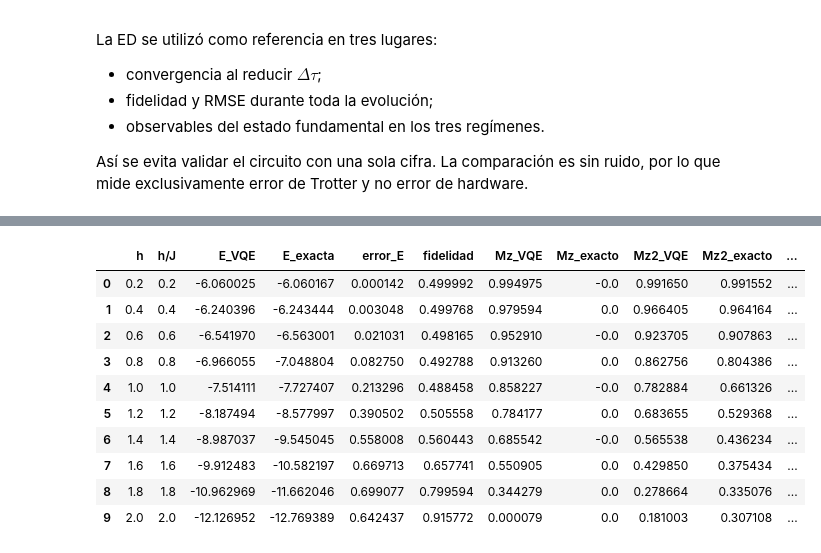
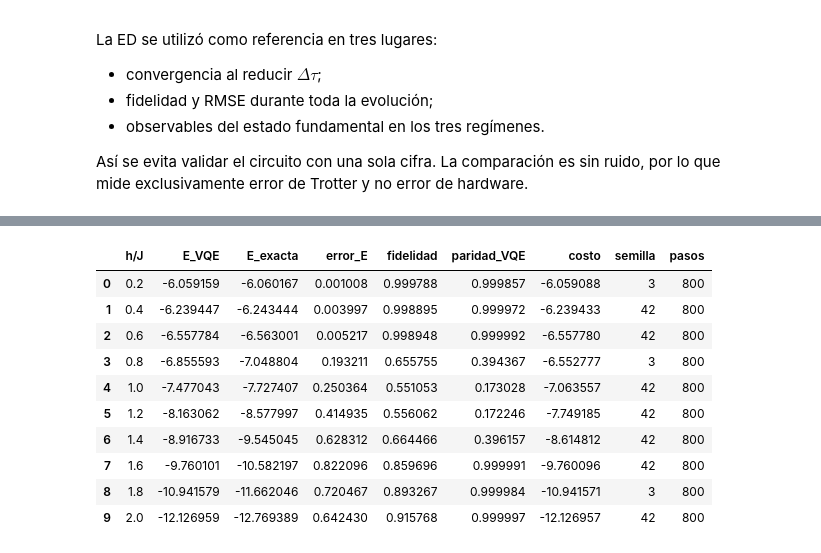
Before and after one commit to BenSanHer/Quetzal-Quantum, a Jupyter notebook: notebooks/01_tfim_trotter_ed_vqe.ipynb, the cells around one changed output, grey strips where cells are left out. Cells and saved outputs as stored; diff of their text form; code cells hidden in the pictures.

```diff
--- a/notebooks/01_tfim_trotter_ed_vqe.ipynb
+++ b/notebooks/01_tfim_trotter_ed_vqe.ipynb
@@ -59,11 +80,14 @@ campos_vqe = tuple(np.round(np.arange(0.2, 2.01, 0.2), 1))
 n_ed = 6
 n_vqe = 6
 semillas_vqe = (3, 42)
+paridad_objetivo_vqe = 1
+peso_paridad_vqe = abs(J)  # lambda = J = 1 en este barrido
 r_dinamica = 20
 tiempos = np.linspace(0.0, 10.0, 62)
 
 print(f"ED dinámica: N={n_ed}")
 print(f"VQE: N={n_vqe}, semillas={semillas_vqe}")
+print(f"Paridad objetivo: {paridad_objetivo_vqe:+d}, lambda={peso_paridad_vqe}")
 print(f"Campos de dinámica y ED: {campos}")
 print(f"Barrido VQE ({len(campos_vqe)} puntos): {campos_vqe}")
 print(f"Dinámica: {len(tiempos)} tiempos, r={r_dinamica}")
@@ -427,6 +460,8 @@ for h in valores_h:
         learning_rate=learning_rate,
         max_steps=max_steps,
         seeds=seeds,
+        paridad_objetivo=paridad_objetivo_vqe,
+        peso_paridad=peso_paridad_vqe,
     )
 
     estado_vqe = np.asarray(
@@ -465,6 +500,13 @@ for h in valores_h:
         "h/J": h / J,
         "E_VQE": energia_vqe,
         "E_exacta": energia_exacta,
+        "costo": resultado_vqe["costo_vqe"],
+        "paridad_VQE": resultado_vqe["paridad_vqe"],
+        "paridad_ED": float(np.vdot(estado_exacto, estado_exacto[::-1]).real),
+        "peso_sector_incorrecto": (1 - paridad_objetivo_vqe * resultado_vqe["paridad_vqe"]) / 2,
+        "penalizacion_paridad": resultado_vqe["penalizacion_paridad"],
+        "semilla": resultado_vqe["semilla"],
+        "pasos": resultado_vqe["pasos_realizados"],
         "error_E": abs(energia_vqe - energia_exacta),
         "fidelidad": fidelidad,
         "Mz_VQE": observables_vqe["Mz"],
@@ -477,6 +519,9 @@ for h in valores_h:
         "Mx_exacto": observables_exactos["Mx"],
     })
 
+    print(f"Seleccionado: E={energia_vqe:.9f}, F={fidelidad:.6f}, "
+          f"<P>={resultado_vqe['paridad_vqe']:.6f}")
+
     estados_vqe[h] = {
         "estado_vqe": estado_vqe,
         "estado_exacto": estado_exacto,
@@ -484,7 +529,24 @@ for h in valores_h:
     }
 
 tabla = pd.DataFrame(resultados)
-display(tabla.round(6))
+display(tabla[['h/J', 'E_VQE', 'E_exacta', 'error_E', 'fidelidad', 'paridad_VQE', 'costo', 'semilla', 'pasos']].round(6))
+
+# Guardamos las cifras completas y los estados de los resultados seleccionados.
+tabla.to_csv(PROJECT_ROOT / "reports" / "tfim_vqe_paridad.csv", index=False)
+datos_vqe = {
+    "campos": valores_h, "J": J, "n_qubits": n_qubits,
+    "n_layers": n_layers, "learning_rate": learning_rate,
+    "max_steps": max_steps, "seeds": seeds,
+    "paridad_objetivo": paridad_objetivo_vqe,
+    "peso_paridad": peso_paridad_vqe,
+}
+for h, datos in estados_vqe.items():
+    etiqueta = f"h_{h:.1f}"
+    datos_vqe[f"{etiqueta}_estado_vqe"] = datos["estado_vqe"]
+    datos_vqe[f"{etiqueta}_estado_exacto"] = datos["estado_exacto"]
+    for clave in ("parametros_optimos", "historial", "historial_costo", "historial_paridad"):
+        datos_vqe[f"{etiqueta}_{clave}"] = np.asarray(datos["resultado_vqe"][clave])
+np.savez_compressed(PROJECT_ROOT / "reports" / "tfim_vqe_paridad_estados.npz", **datos_vqe)
 # %% [output]
 ============================================================
 J = 1.0, h = 0.2, h/J = 0.2
@@ -506,14 +568,14 @@ Paso    1 | E = -6.116050673232 | ΔE = 5.215e-01
-|  | h | h/J | E_VQE | E_exacta | error_E | fidelidad | Mz_VQE | Mz_exacto | Mz2_VQE | Mz2_exacto | ... |
-| 0 | 0.2 | 0.2 | -6.060025 | -6.060167 | 0.000142 | 0.499992 | 0.994975 | -0.0 | 0.991650 | 0.991552 | ... |
-| 1 | 0.4 | 0.4 | -6.240396 | -6.243444 | 0.003048 | 0.499768 | 0.979594 | 0.0 | 0.966405 | 0.964164 | ... |
-| 2 | 0.6 | 0.6 | -6.541970 | -6.563001 | 0.021031 | 0.498165 | 0.952910 | -0.0 | 0.923705 | 0.907863 | ... |
-| 3 | 0.8 | 0.8 | -6.966055 | -7.048804 | 0.082750 | 0.492788 | 0.913260 | 0.0 | 0.862756 | 0.804386 | ... |
-| 4 | 1.0 | 1.0 | -7.514111 | -7.727407 | 0.213296 | 0.488458 | 0.858227 | -0.0 | 0.782884 | 0.661326 | ... |
-| 5 | 1.2 | 1.2 | -8.187494 | -8.577997 | 0.390502 | 0.505558 | 0.784177 | 0.0 | 0.683655 | 0.529368 | ... |
-| 6 | 1.4 | 1.4 | -8.987037 | -9.545045 | 0.558008 | 0.560443 | 0.685542 | -0.0 | 0.565538 | 0.436234 | ... |
-| 7 | 1.6 | 1.6 | -9.912483 | -10.582197 | 0.669713 | 0.657741 | 0.550905 | 0.0 | 0.429850 | 0.375434 | ... |
-| 8 | 1.8 | 1.8 | -10.962969 | -11.662046 | 0.699077 | 0.799594 | 0.344279 | 0.0 | 0.278664 | 0.335076 | ... |
-| 9 | 2.0 | 2.0 | -12.126952 | -12.769389 | 0.642437 | 0.915772 | 0.000079 | 0.0 | 0.181003 | 0.307108 | ... |
+|  | h/J | E_VQE | E_exacta | error_E | fidelidad | paridad_VQE | costo | semilla | pasos |
+| 0 | 0.2 | -6.059159 | -6.060167 | 0.001008 | 0.999788 | 0.999857 | -6.059088 | 3 | 800 |
+| 1 | 0.4 | -6.239447 | -6.243444 | 0.003997 | 0.998895 | 0.999972 | -6.239433 | 42 | 800 |
+| 2 | 0.6 | -6.557784 | -6.563001 | 0.005217 | 0.998948 | 0.999992 | -6.557780 | 42 | 800 |
+| 3 | 0.8 | -6.855593 | -7.048804 | 0.193211 | 0.655755 | 0.394367 | -6.552777 | 3 | 800 |
+| 4 | 1.0 | -7.477043 | -7.727407 | 0.250364 | 0.551053 | 0.173028 | -7.063557 | 42 | 800 |
+| 5 | 1.2 | -8.163062 | -8.577997 | 0.414935 | 0.556062 | 0.172246 | -7.749185 | 42 | 800 |
+| 6 | 1.4 | -8.916733 | -9.545045 | 0.628312 | 0.664466 | 0.396157 | -8.614812 | 42 | 800 |
+| 7 | 1.6 | -9.760101 | -10.582197 | 0.822096 | 0.859696 | 0.999991 | -9.760096 | 42 | 800 |
+| 8 | 1.8 | -10.941579 | -11.662046 | 0.720467 | 0.893267 | 0.999984 | -10.941571 | 3 | 800 |
+| 9 | 2.0 | -12.126959 | -12.769389 | 0.642430 | 0.915768 | 0.999997 | -12.126957 | 42 | 800 |
 # %%
 plt.figure(figsize=(8, 5))
 plt.plot(
```
Also changed, not shown: parts of 25 cells of this notebook, 28 other files.
